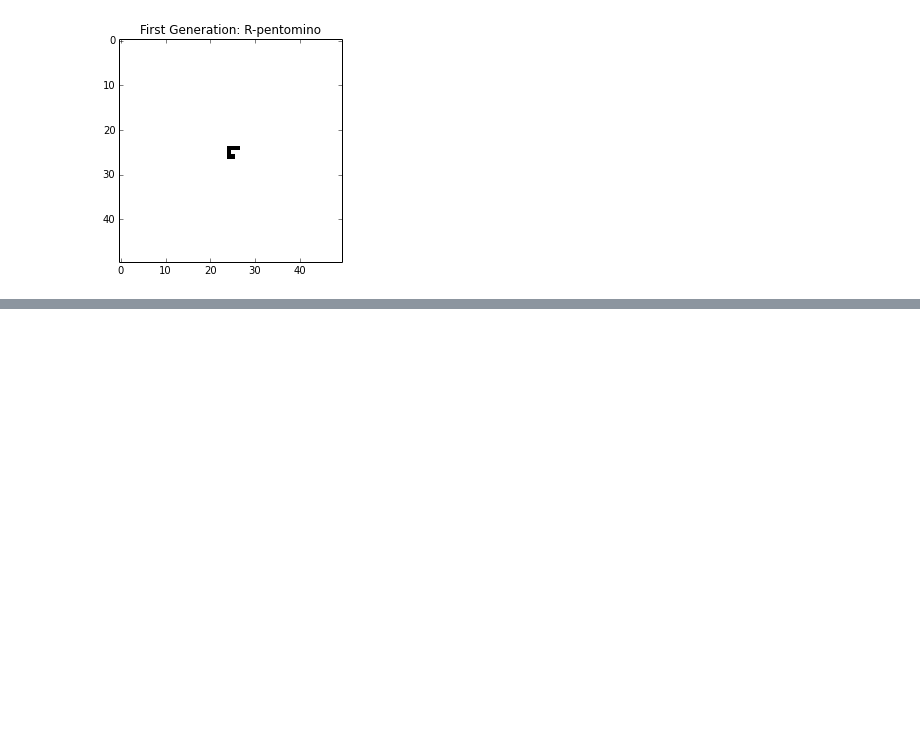
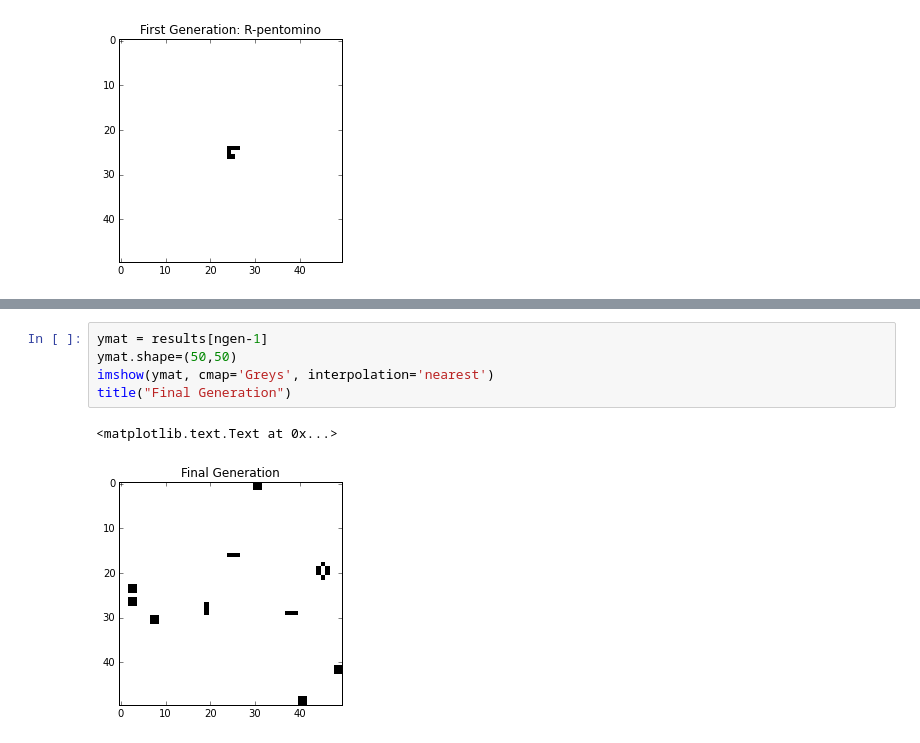
Before and after one commit to sjsrey/pysal_narsc_2015, a Jupyter notebook: esda/11_gol.ipynb, the cells around one changed output, grey strips where cells are left out. Saved outputs shown, nothing was run; the diff lists cells and outputs as text; blank space fills up the shorter version.

```diff
--- a/esda/11_gol.ipynb
+++ b/esda/11_gol.ipynb
@@ -252,0 +258,8 @@ s
+# %%
+ymat = results[ngen-1]
+ymat.shape=(50,50)
+imshow(ymat, cmap='Greys', interpolation='nearest')
+title("Final Generation")
+# %% [output]
+<matplotlib.text.Text at 0x...>
+[figure, added]
```
Also changed, not shown: parts of 14 cells of this notebook, 14 other files.
